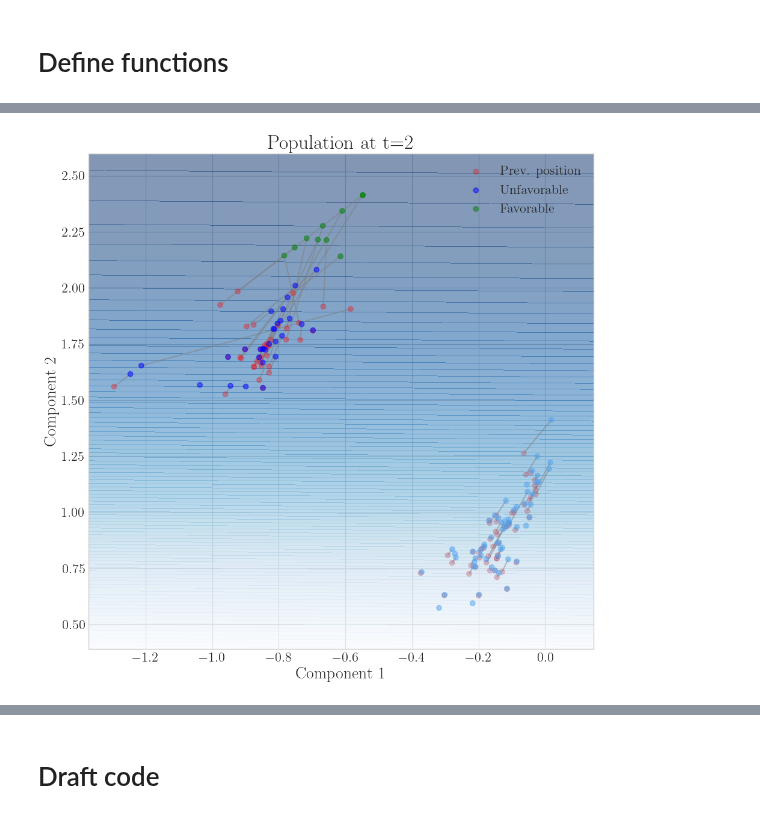
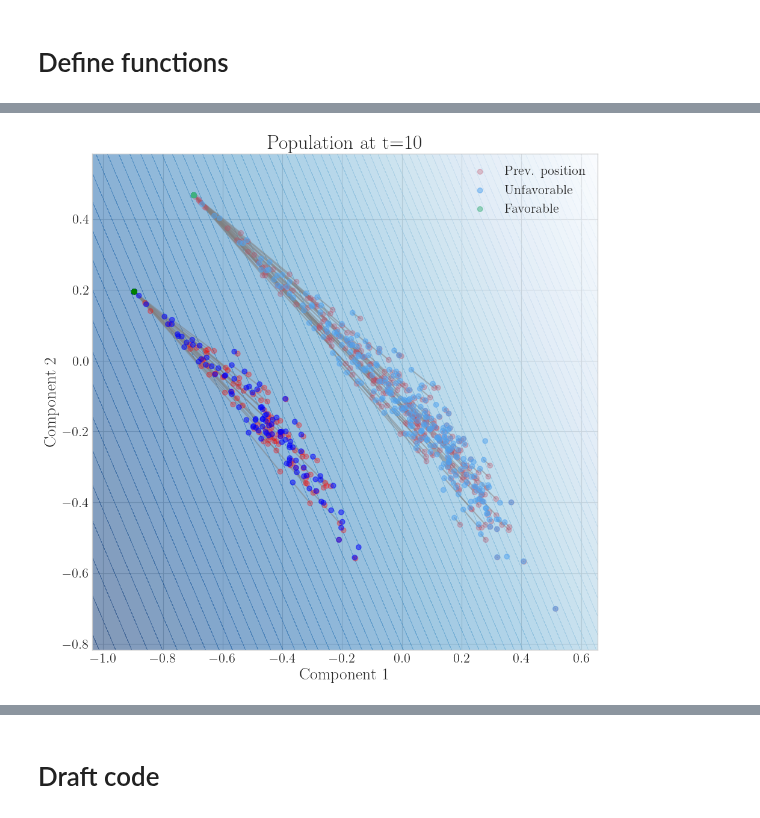
Before and after one commit to joaopfonseca/recourse-over-time, a Jupyter notebook: notebooks/4.3-recourse-fairness.ipynb, the cells around one changed output, grey strips where cells are left out. Cells and saved outputs as stored; diff of their text form; code cells hidden in the pictures.

```diff
--- a/notebooks/4.3-recourse-fairness.ipynb
+++ b/notebooks/4.3-recourse-fairness.ipynb
@@ -26,7 +154,7 @@ NEW_AGENTS = 10
 # %% [markdown]
 # Define functions
 # %%
-def get_scaler(n_agents=10_000, n_continuous=2, bias_factor=0, random_state=None):
+def get_scaler(n_agents=10_000, n_continuous=2, bias_factor=0, mean=0, std=1/4, random_state=None):
     rng = np.random.default_rng(random_state)
     groups = pd.Series(rng.binomial(1,.5, n_agents), name="groups")
     counts = Counter(groups)
@@ -34,13 +162,13 @@ def get_scaler(n_agents=10_000, n_continuous=2, bias_factor=0, random_state=None
 
     # Generate the input dataset
     X_0 = pd.DataFrame(
-        rng.normal(loc=0, scale=1/4, size=(counts[0], n_continuous)),
+        rng.normal(loc=mean, scale=std, size=(counts[0], n_continuous)),
         index=groups[groups == 0].index,
         columns=continuous_cols,
     )
 
     X_1 = pd.DataFrame(
-        rng.normal(loc=bias_factor, scale=1/4, size=(counts[1], n_continuous)),
+        rng.normal(loc=mean+bias_factor*std, scale=std, size=(counts[1], n_continuous)),
         index=groups[groups == 1].index,
         columns=continuous_cols,
     )
@@ -108,6 +236,6 @@ def biased_data_generator(n_agents, n_continuous=2, bias_factor=0, scaler=None,
 # %%
 def env_biased_data_generator(n_agents):
-    return biased_data_generator(n_agents, N_CONTINUOUS, BIAS_FACTOR, scaler, rng)[0]
+    return biased_data_generator(n_agents, n_continuous=N_CONTINUOUS, bias_factor=BIAS_FACTOR, scaler=scaler, random_state=rng)[0]
 # %%
 class IgnoreGroupLR(LogisticRegression):
     def __init__(self, ignore_feature=None, **kwargs):
@@ -176,5 +472,5 @@ def fairness_metrics(environment, filter_feature="groups", bins=10, advantaged_p
 # %%
-df, y = biased_data_generator(N_AGENTS, N_CONTINUOUS, BIAS_FACTOR, scaler, rng)
+df, y = biased_data_generator(N_AGENTS, n_continuous=N_CONTINUOUS, bias_factor=BIAS_FACTOR, scaler=scaler, random_state=rng)
 categorical = ["groups"]
 
 model = IgnoreGroupLR(categorical, random_state=RNG_SEED).fit(df, y)
@@ -216,7 +518,7 @@ df.min(), df.max()
  dtype: float64)
 # %%
 # Define the necessary components to run simulation
-recourse = DiCE(model, categorical=["groups"], immutable=["groups"], random_state=RNG_SEED)
+recourse = NFeatureRecourse(model, categorical=["groups"], immutable=["groups"])# , random_state=RNG_SEED)
 recourse.set_actions(df)
 recourse.action_set_.lb = [-0.1, -0.1, 0]
 recourse.action_set_.ub = [1.1, 1.1, 1]
@@ -234,5 +536,5 @@ environment = BaseEnvironment(
     random_state=RNG_SEED,
 )
 
-environment.simulate(10)
+environment.simulate(20)
 # %% [output]
@@ -268,4 +570,4 @@ environment.plot.agent_scores(color_feature="groups")
 # %%
-ax = environment.plot.scatter(2, color_feature="groups")
+ax = environment.plot.scatter(10, color_feature="groups")
 # %% [output]
-[figure, old version]
+[figure, new version]
```
Also changed, not shown: parts of 28 cells of this notebook, 20 other files.
